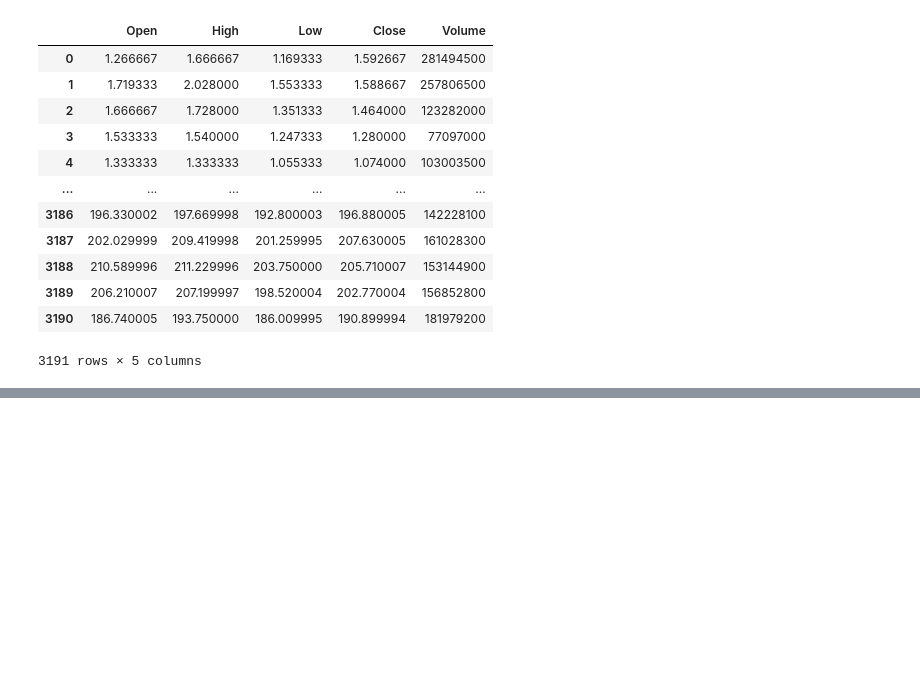
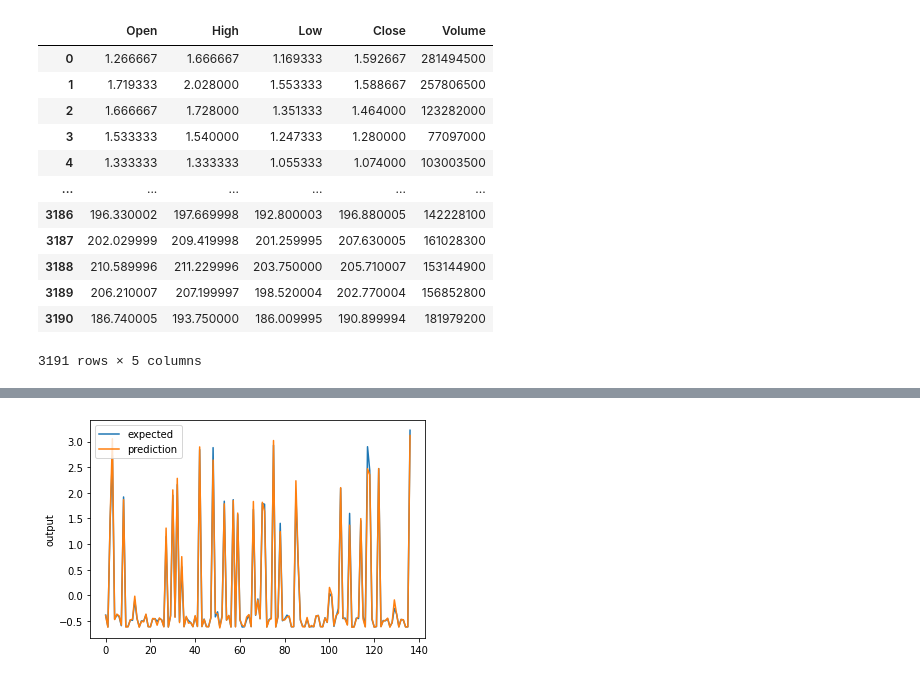
Before and after one commit to JasonTPhillipsJr/CSC215, a Jupyter notebook: Project_2.ipynb, the cells around one changed output, grey strips where cells are left out. Saved outputs shown, nothing was run; the diff lists cells and outputs as text; code cells hidden in the pictures; blank space fills up the shorter version.

```diff
--- a/Project_2.ipynb
+++ b/Project_2.ipynb
@@ -352,0 +609,4 @@ log_dir = "/content/drive/MyDrive/Colab Notebooks/logs/" + datetime.datetime.now
+# %%
+chart_regression(pred.flatten(),y_test,sort=False)
+# %% [output]
+[figure, added]
```
Also changed, not shown: parts of 25 cells of this notebook.
